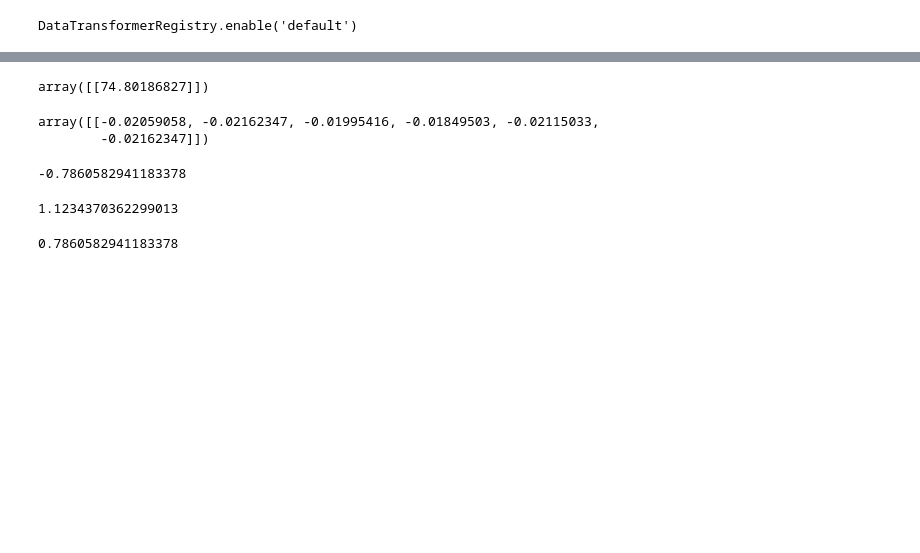
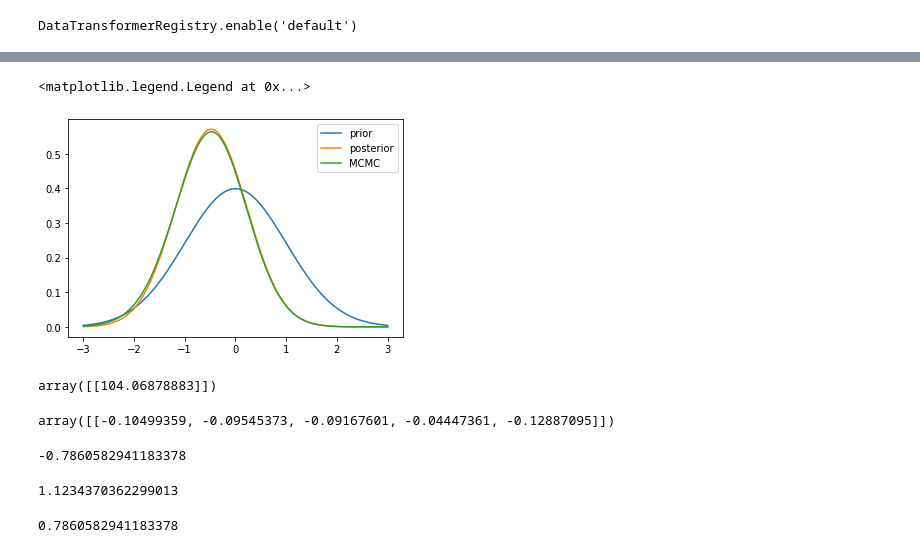
Before and after one commit to bayesways/smc2, a Jupyter notebook: src/6.1 Laplace Approximation Functions.ipynb, the cells around one changed output, grey strips where cells are left out. Drawn from its saved outputs; the diff is of its cells as text; code cells hidden in the pictures; blank space fills up the shorter version.

```diff
--- a/src/6.1 Laplace Approximation Functions.ipynb
+++ b/src/6.1 Laplace Approximation Functions.ipynb
@@ -23,17 +34,20 @@ pi_z = get_pi_z(z_t, theta_t)
 # %%
-def get_log_likelihood(z,y,theta):
-    pi_z = get_pi_z(z, theta)
-    s1 = np.sum((y*np.log(pi_z))+((1.-y)*(1.-np.log(pi_z))))
-    s2 = -.5 * np.sum(z**2)
-    return s1+s2
+def get_log_likelihood(z,y,alpha, beta):
+    pi_z = get_pi_z(z, alpha, beta)
+    s1 = np.sum(y*np.log(pi_z)+((1.-y)*np.log(1.-pi_z)))
+#     s2 = -.5 * np.sum(z**2)
+    return s1
 
-def get_neg_log_likelihood(z,y,theta):
-    return - get_log_likelihood(z,y,theta)
+def logprior(z):
+    return norm.logpdf(z)
 
-def get_neg_posterior(z,y,theta):
-    return - (get_log_likelihood(z,y,theta)+ norm.logpdf(z))
+def get_neg_log_likelihood(z,y,alpha, beta):
+    return - get_log_likelihood(z,y,alpha, beta)
+
+def get_neg_posterior(z,y,alpha, beta):
+    return - (get_log_likelihood(z,y,alpha, beta)+ norm.logpdf(z))
 
 
-lglk = get_neg_log_likelihood(z_t, y_t, theta_t)
+lglk = get_log_likelihood(z_t, y_t, alpha, beta)
 lglk
 # %% [output]
@@ -40,0 +55,8 @@ lglk
+# %%
+x = np.linspace(-3,3,1000)
+lposts = np.zeros(1000)
+for i in range(1000):
+    z_t = x[i].reshape((1,1))
+    lposts[i] = get_log_likelihood(z_t, y_t, alpha, beta) + logprior(z_t)
+posts = np.exp(lposts)
+posts = posts/np.sum(posts*6/1000)
@@ -40,0 +83,7 @@ lglk
+# %%
+M = x[np.argmax(posts)].reshape((1,1)) # mean at the mode
+h = 0.000001  # numerical second derivative
+f1 = get_log_likelihood(M+h, y_t,alpha,beta) + logprior(M+h)
+f2 = get_log_likelihood(M, y_t,alpha,beta) + logprior(M)
+f3 = get_log_likelihood(M-h, y_t,alpha,beta) + logprior(M-h)
+V=-(h*h)/(f1-2*f2+f3) # variance being 2nd derivative evaluated at the mode.
@@ -41,20 +93,27 @@ lglk
+# %%
+plt.plot(x,norm.pdf(x),label='prior')
+plt.plot(x,np.squeeze(norm.pdf(x,M,np.sqrt(V))),label='posterior')
+plt.plot(x,posts,label='MCMC')
+plt.legend()
+# %% [output]
+<matplotlib.legend.Legend at 0x...>
+[figure, added]
 # %%
-def get_posterior_pdf(z, y, theta):
-    return np.exp(get_log_likelihood(z ,y,theta) + norm.logpdf(z))
-get_posterior_pdf(z_t, y_t, theta_t)
+def get_posterior_pdf(z, y, alpha, beta):
+    return np.exp(get_log_likelihood(z ,y,alpha, beta) + norm.logpdf(z))
+get_posterior_pdf(z_t, y_t, alpha, beta_t)
 # %% [output]
-array([[74.80186827]])
+array([[104.06878883]])
 # %%
-def get_grad_pi_z(z, theta):
-    exp_eta = np.exp(theta['alpha'] +  z @ theta['beta'].T)
-    return (exp_eta *  theta['beta'].T)/(1+exp_eta)**2
+def get_grad_pi_z(z, alpha, beta):
+    exp_eta = np.exp(alpha +  z @ beta.T)
+    return (exp_eta * beta.T)/(1+exp_eta)**2
 
-def get_grad2_pi_z(z, theta):
-    exp_eta = np.exp(theta['alpha'] +  z @ theta['beta'].T)
-    return (-exp_eta *  (theta['beta'].T**2))/(1+exp_eta)**2
+def get_grad2_pi_z(z, alpha, beta):
+    exp_eta = np.exp(alpha +  z @ beta.T)
+    return (-exp_eta *  (beta.T**2))/(1+exp_eta)**2
 
-get_grad2_pi_z(z_t, theta_t)
+get_grad2_pi_z(z_t, alpha, beta)
 # %% [output]
-array([[-0.02059058, -0.02162347, -0.01995416, -0.01849503, -0.02115033,
-        -0.02162347]])
+array([[-0.10499359, -0.09545373, -0.09167601, -0.04447361, -0.12887095]])
 # %%
```
Also changed, not shown: parts of 17 cells of this notebook, 9 other files.
